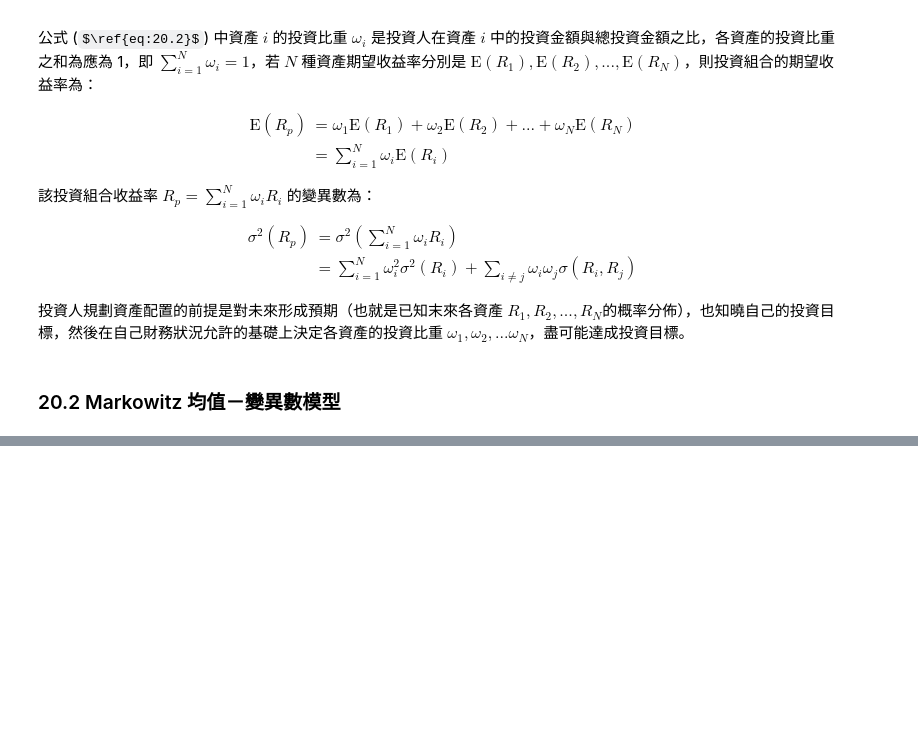
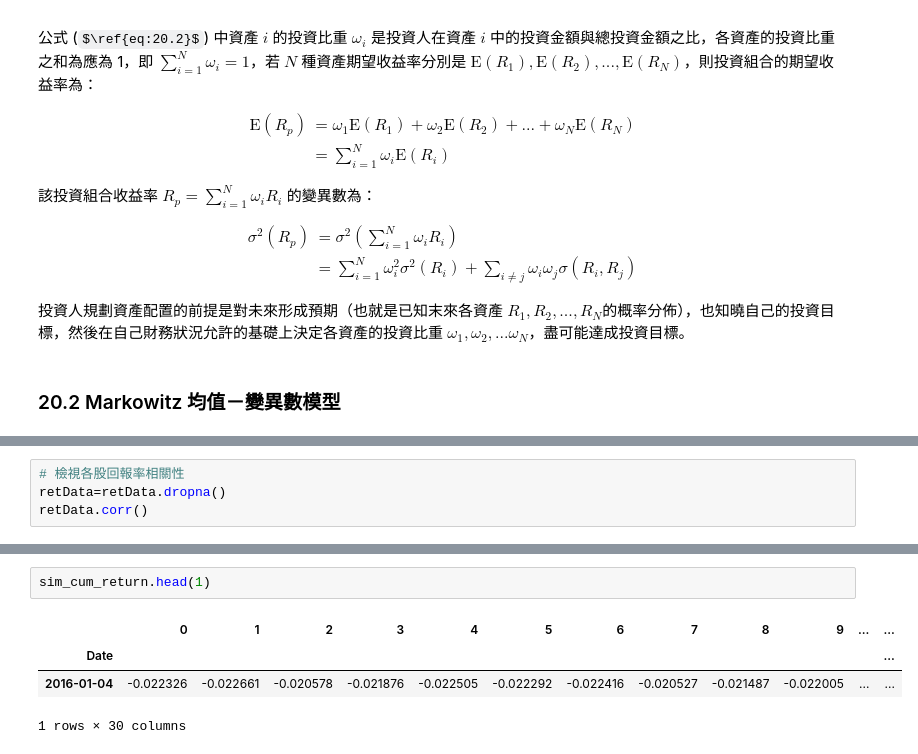
Before and after one commit to okluda/finpy_practice, a Jupyter notebook: ch_20.ipynb, the cells around one changed output, grey strips where cells are left out. Cells and saved outputs as stored; diff of their text form; some formulas as TeX source; blank space fills up the shorter version.

```diff
--- a/ch_20.ipynb
+++ b/ch_20.ipynb
@@ -335,0 +413,4 @@ $$\omega^\ast=a+b\overline{R}_p$$
+# %%
+# 檢視各股回報率相關性
+retData=retData.dropna()
+retData.corr()
@@ -335,0 +485,7 @@ $$\omega^\ast=a+b\overline{R}_p$$
+# %%
+sim_cum_return.head(1)
+# %% [output]
+|  | 0 | 1 | 2 | 3 | 4 | 5 | 6 | 7 | 8 | 9 | ... | ... |
+| Date |  |  |  |  |  |  |  |  |  |  |  | ... |
+| 2016-01-04 | -0.022326 | -0.022661 | -0.020578 | -0.021876 | -0.022505 | -0.022292 | -0.022416 | -0.020527 | -0.021487 | -0.022005 | ... | ... |
+1 rows × 30 columns
```
Also changed, not shown: parts of 16 cells of this notebook.
